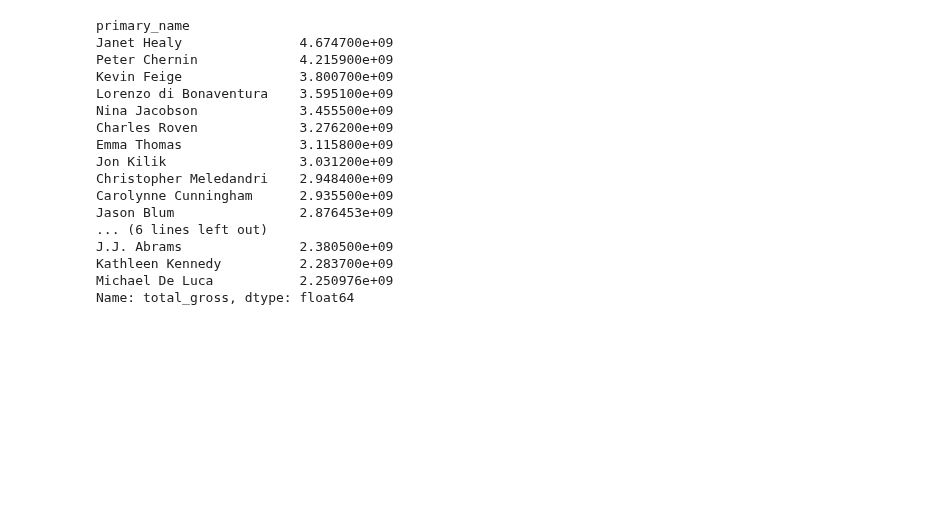
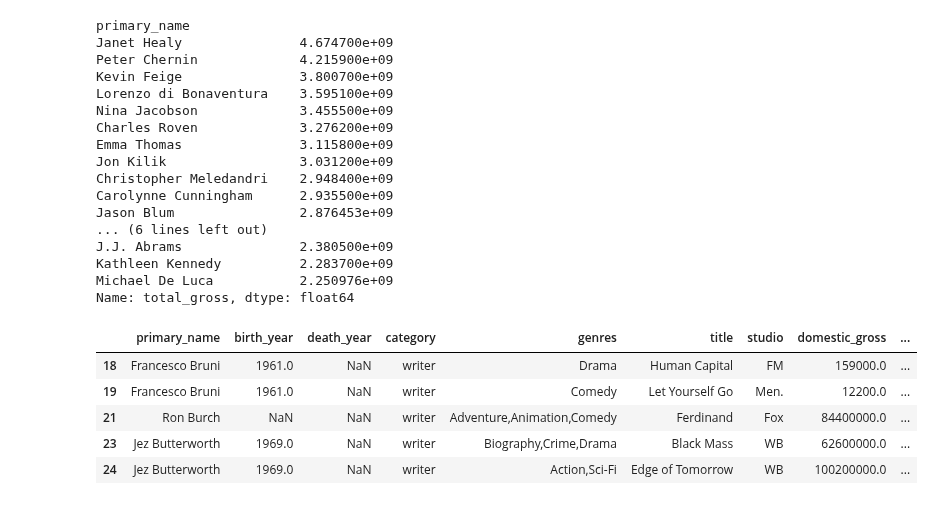
Before and after one commit to jeffreyhwatson/MS_Box_Office_Insights, a Jupyter notebook: talent_sql_eda.ipynb, the cells around one changed output. Drawn from its saved outputs; the diff is of its cells as text; code cells hidden in the pictures; blank space fills up the shorter version.

```diff
--- a/talent_sql_eda.ipynb
+++ b/talent_sql_eda.ipynb
@@ -376,3 +385,13 @@ J.J. Abrams               2.380500e+09
 Kathleen Kennedy          2.283700e+09
 Michael De Luca           2.250976e+09
 Name: total_gross, dtype: float64
+# %%
+writer_df = df[df['category'].str.contains('writer')]
+writer_df.head()
+# %% [output]
+|  | primary_name | birth_year | death_year | category | genres | title | studio | domestic_gross | ... |
+| 18 | Francesco Bruni | 1961.0 | NaN | writer | Drama | Human Capital | FM | 159000.0 | ... |
+| 19 | Francesco Bruni | 1961.0 | NaN | writer | Comedy | Let Yourself Go | Men. | 12200.0 | ... |
+| 21 | Ron Burch | NaN | NaN | writer | Adventure,Animation,Comedy | Ferdinand | Fox | 84400000.0 | ... |
+| 23 | Jez Butterworth | 1969.0 | NaN | writer | Biography,Crime,Drama | Black Mass | WB | 62600000.0 | ... |
+| 24 | Jez Butterworth | 1969.0 | NaN | writer | Action,Sci-Fi | Edge of Tomorrow | WB | 100200000.0 | ... |
```
Also changed, not shown: parts of 3 cells of this notebook.
